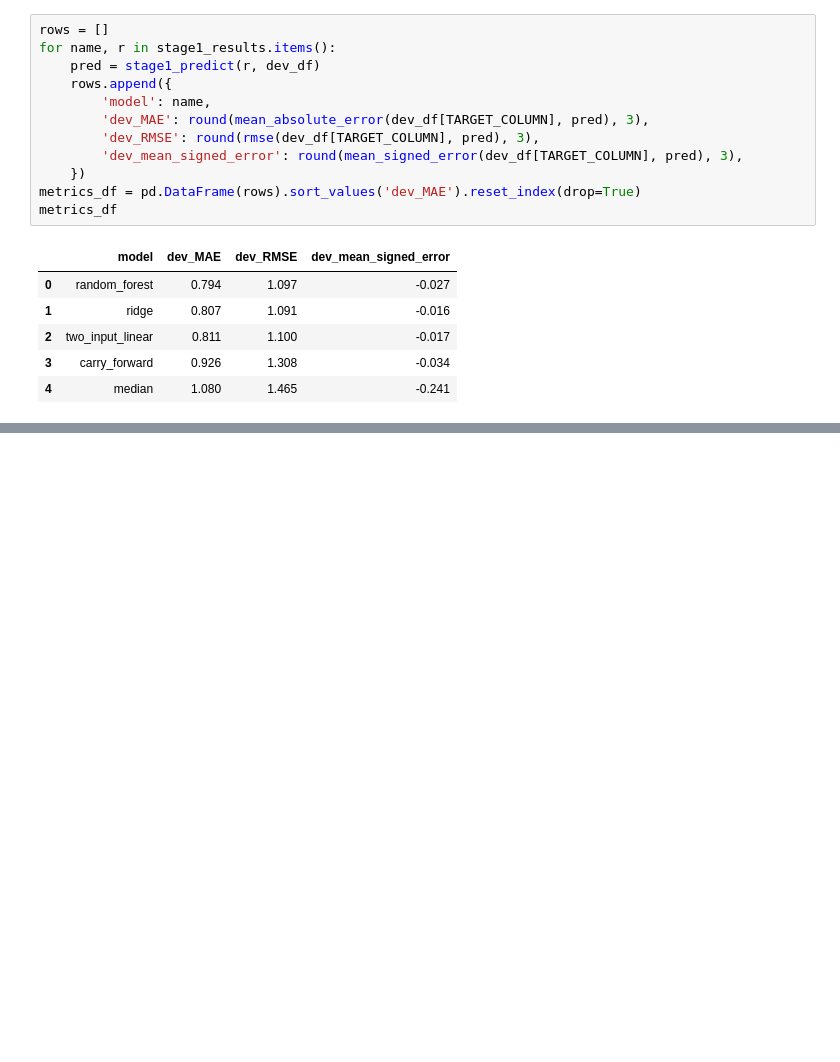
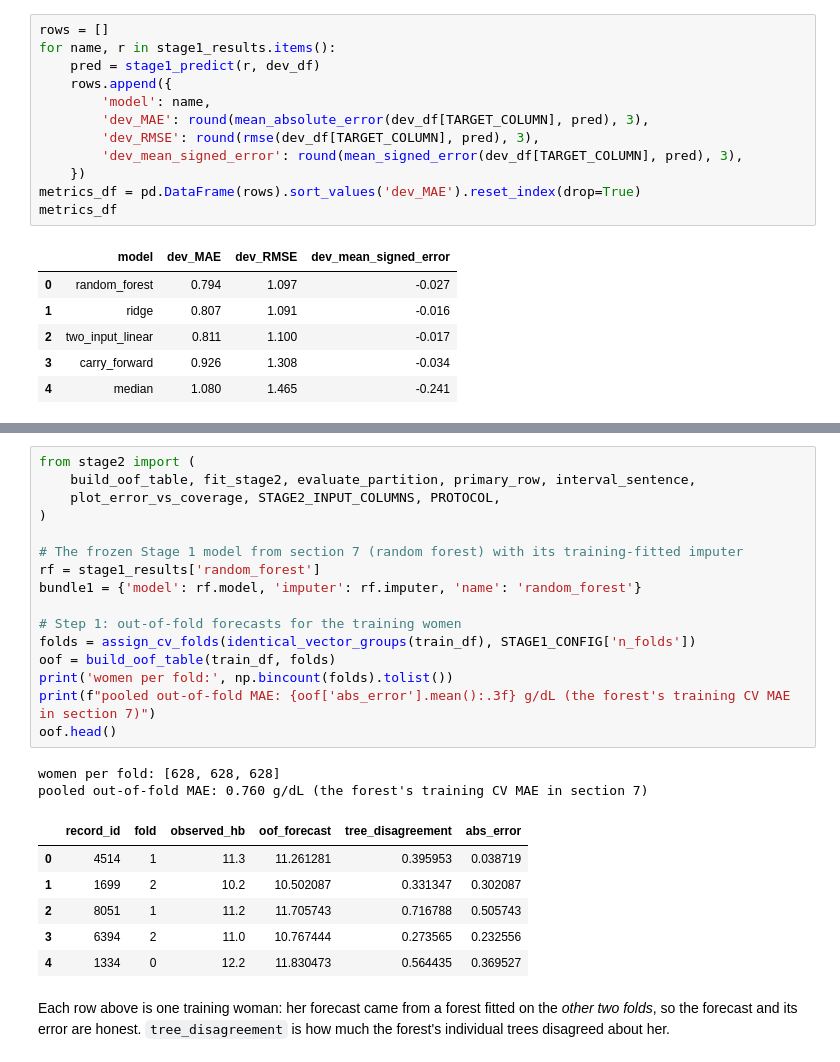
Before and after one commit to DubaKanu/tanzania-hb-forecasting, a Jupyter notebook: notebooks/model_notebook.ipynb, the cells around one changed output, grey strips where cells are left out. Cells and saved outputs as stored; diff of their text form; blank space fills up the shorter version.

```diff
--- a/notebooks/model_notebook.ipynb
+++ b/notebooks/model_notebook.ipynb
@@ -205,0 +217,28 @@ rather than rushed here, consistent with not tuning after peeking at results.
+# %%
+from stage2 import (
+    build_oof_table, fit_stage2, evaluate_partition, primary_row, interval_sentence,
+    plot_error_vs_coverage, STAGE2_INPUT_COLUMNS, PROTOCOL,
+)
+
+# The frozen Stage 1 model from section 7 (random forest) with its training-fitted imputer
+rf = stage1_results['random_forest']
+bundle1 = {'model': rf.model, 'imputer': rf.imputer, 'name': 'random_forest'}
+
+# Step 1: out-of-fold forecasts for the training women
+folds = assign_cv_folds(identical_vector_groups(train_df), STAGE1_CONFIG['n_folds'])
+oof = build_oof_table(train_df, folds)
+print('women per fold:', np.bincount(folds).tolist())
+print(f"pooled out-of-fold MAE: {oof['abs_error'].mean():.3f} g/dL (the forest's training CV MAE in section 7)")
+oof.head()
+# %% [output]
+women per fold: [628, 628, 628]
+pooled out-of-fold MAE: 0.760 g/dL (the forest's training CV MAE in section 7)
+|  | record_id | fold | observed_hb | oof_forecast | tree_disagreement | abs_error |
+| 0 | 4514 | 1 | 11.3 | 11.261281 | 0.395953 | 0.038719 |
+| 1 | 1699 | 2 | 10.2 | 10.502087 | 0.331347 | 0.302087 |
+| 2 | 8051 | 1 | 11.2 | 11.705743 | 0.716788 | 0.505743 |
+| 3 | 6394 | 2 | 11.0 | 10.767444 | 0.273565 | 0.232556 |
+| 4 | 1334 | 0 | 12.2 | 11.830473 | 0.564435 | 0.369527 |
+# %% [markdown]
+Each row above is one training woman: her forecast came from a forest fitted on the *other two folds*, so the
+forecast and its error are honest. `tree_disagreement` is how much the forest's individual trees disagreed about her.
```
Also changed, not shown: parts of 13 cells of this notebook, 32 other files.
